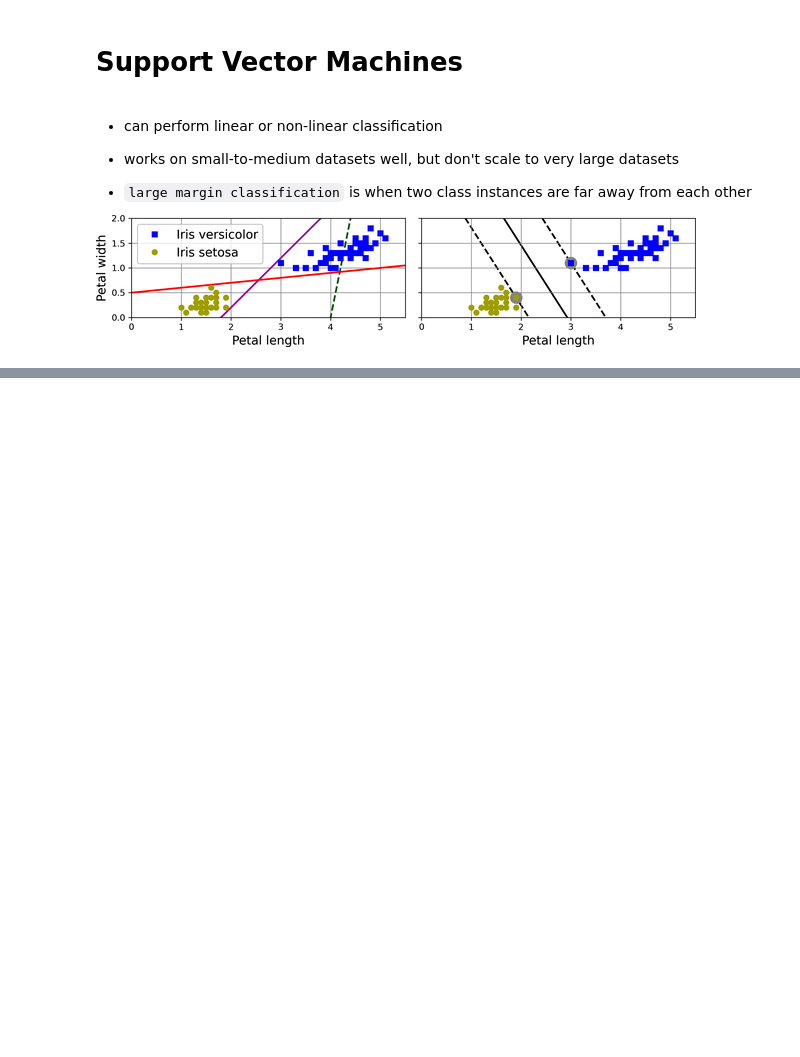
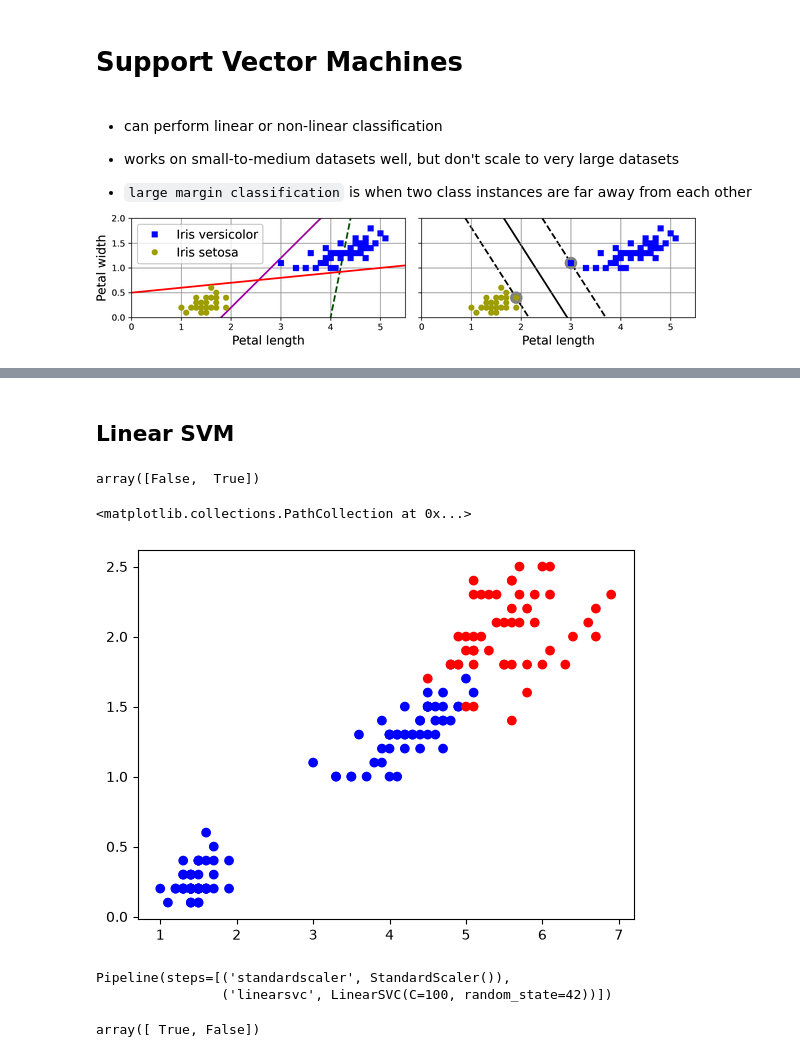
Before and after one commit to yusufjonc07/ML, a Jupyter notebook: experiments/SVM.ipynb, the cells around one changed output, grey strips where cells are left out. Cells and saved outputs as stored; diff of their text form; code cells hidden in the pictures; blank space fills up the shorter version.

Commit message:
SVM: Linear vs Non-Linear SV classification

```diff
--- a/experiments/SVM.ipynb
+++ b/experiments/SVM.ipynb
@@ -9,0 +22,40 @@
+# %% [markdown]
+## Linear SVM
+# %%
+from sklearn.datasets import load_iris
+from sklearn.svm import LinearSVC
+from sklearn.pipeline import make_pipeline
+from sklearn.preprocessing import StandardScaler
+
+iris = load_iris(as_frame=True)
+
+X = iris.data[["petal length (cm)", "petal width (cm)"]].values
+y = (iris.target == 2)  # Iris virginica
+# %% [output]
+array([False,  True])
+# %%
+import matplotlib.pyplot as plt
+
+# Convert Booleans to 1s and 0s
+colors = [int(val) for val in y]
+
+plt.scatter(X[:, 0], X[:, 1], c=colors, cmap="bwr", vmin=0, vmax=1)
+# %% [output]
+<matplotlib.collections.PathCollection at 0x...>
+[figure, added]
+# %%
+
+
+svm_clf = make_pipeline(
+    StandardScaler(),
+    LinearSVC(C=100, random_state=42)
+)
+svm_clf.fit(X, y)
+# %% [output]
+Pipeline(steps=[('standardscaler', StandardScaler()),
+                ('linearsvc', LinearSVC(C=100, random_state=42))])
+# %%
+X_new = [[5.5, 1.7], [5.0, 1.5]]
+svm_clf.predict(X_new)
+# %% [output]
+array([ True, False])
```
Also changed, not shown: parts of 11 cells of this notebook.
